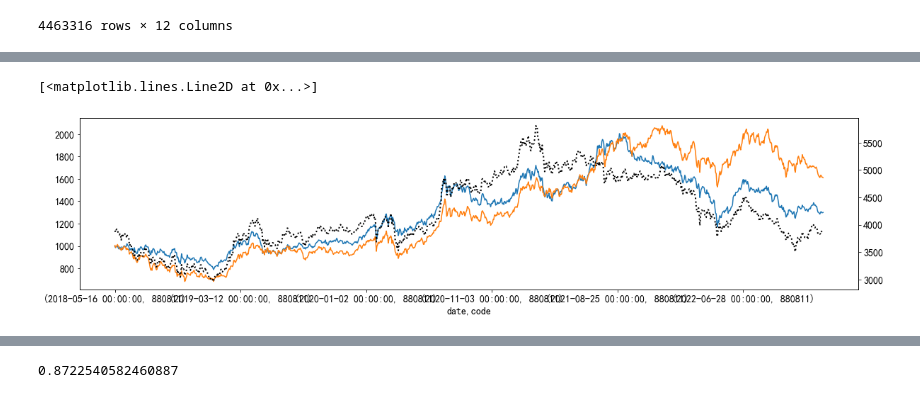
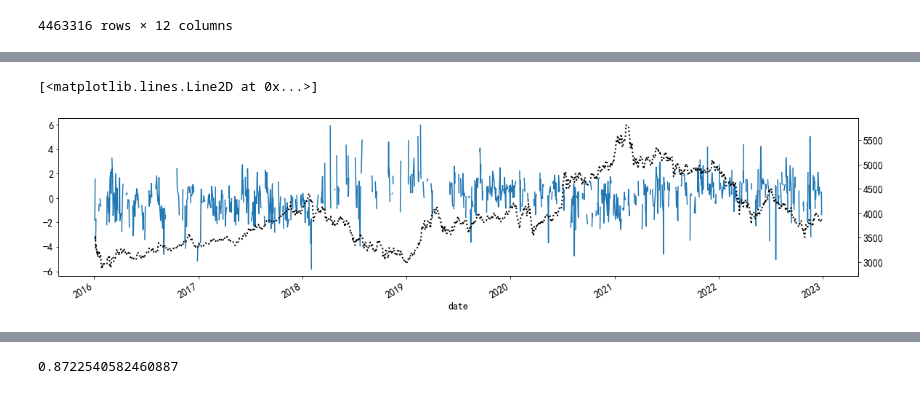
Before and after one commit to kaikai03/IndicatorLab, a Jupyter notebook: ind/Ind_Sentiment.ipynb, the cells around one changed output, grey strips where cells are left out. Drawn from its saved outputs; the diff is of its cells as text; code cells hidden in the pictures.

```diff
--- a/ind/Ind_Sentiment.ipynb
+++ b/ind/Ind_Sentiment.ipynb
@@ -93,3 +87,6 @@ turnover = data_['volume'] / (data_['lshares'] *100)
 
 # 880005 涨跌家数 收=涨数，开=跌数
 # 880006 停板家数 收=涨停数，开=跌停数，高=最大涨停数
+# %%
+n=east.fetch_north_deal_day(direct='north_', start=dates.min(), end=dates.max()).data
+s=east.fetch_north_deal_day(direct='south_', start=dates.min(), end=dates.max()).data
@@ -99,13 +111,24 @@ d = a.index.get_level_values(0).unique()
 bench = smpl.get_benchmark(name='沪深300', start=d.min(), end=d.max()).data
 # %%
 fig = plt.figure(figsize=(1420/72,320/72))
-a['close'].groupby(level=1).apply(lambda x:x.plot())
+# a['close'].groupby(level=1).apply(lambda x:x.plot())
 # (a['close']/(a['open']+a['close'])).groupby(level=1).apply(lambda x:x.plot())
 # ax2 = plt.gca()
 # ax2.plot(range(bench.shape[0]),(0.5*a['close'].loc[(slice(None),'880876')].values+0.5*a['close'].loc[(slice(None),'880877')]).values,linewidth=2,color="red")
 
+# n=east.fetch_north_deal_day(direct='north_', start=dates.min(), end=dates.max()).data
+# s=east.fetch_north_deal_day(direct='south_', start=dates.min(), end=dates.max()).data
+# np.log(n['vol']).plot()
+# np.log(s['vol']).plot()
+
+a=(np.log(n['vol'].reset_index('code',drop=True))-np.log(s['vol'].reset_index('code',drop=True)))
+d = a.index.get_level_values(0).unique()
+bench = smpl.get_benchmark(name='沪深300', start=d.min(), end=d.max()).data
+a.plot()
+
 ax3 = plt.gca().twinx()
-ax3.plot(range(bench.shape[0]),bench['close'].values,linestyle=":", linewidth=2,color="black",label='bm')
+# ax3.plot(range(bench.shape[0]),bench['close'].values,linestyle=":", linewidth=2,color="black",label='bm')
+ax3.plot(bench.index.get_level_values(0).values,bench['close'].values,linestyle=":", linewidth=2,color="black",label='bm')
 # %% [output]
 [<matplotlib.lines.Line2D at 0x...>]
-[figure, old version]
+[figure, new version]
```
Also changed, not shown: parts of 5 cells of this notebook.
